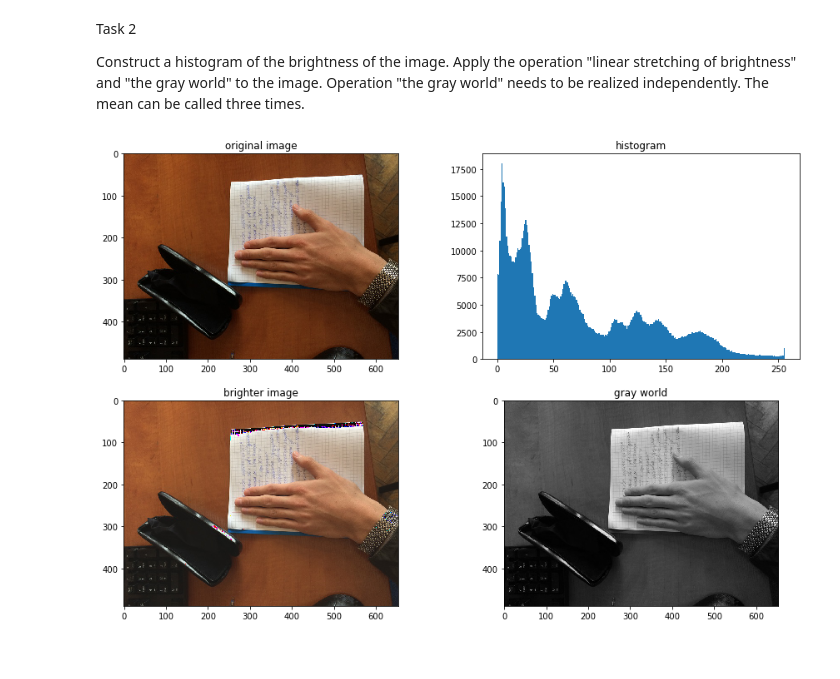
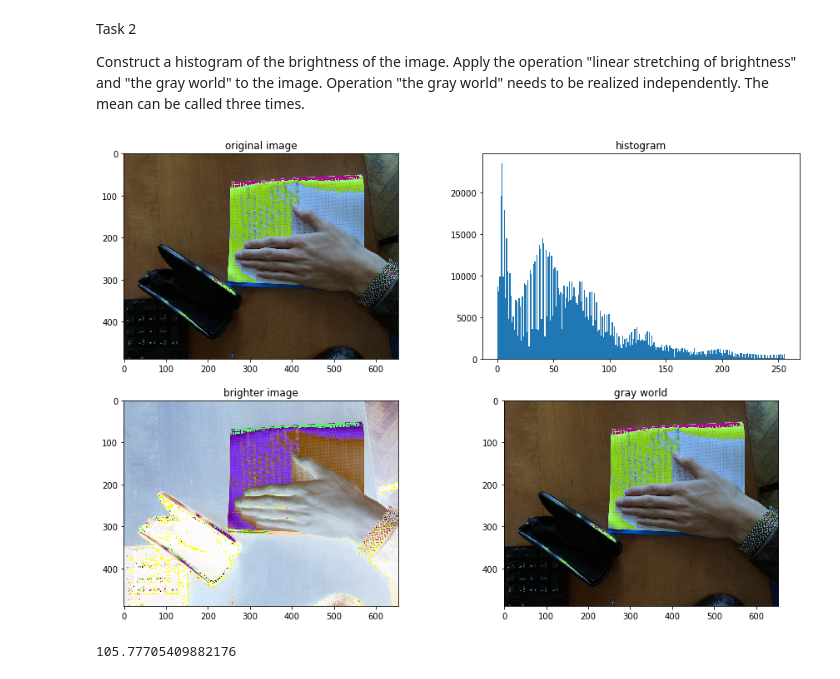
Before and after one commit to BatyrkhanZ/Computer-Vision, a Jupyter notebook: midterm/task2.ipynb, the cells around one changed output. Drawn from its saved outputs; the diff is of its cells as text; code cells hidden in the pictures.

```diff
--- a/midterm/task2.ipynb
+++ b/midterm/task2.ipynb
@@ -5,29 +5,39 @@ Construct a histogram of the brightness of the image. Apply the operation "linea
 # %%
 from matplotlib import pyplot as plt
 import cv2
 import numpy as np
 import skimage
 from matplotlib import image as pltimg
 import scipy.ndimage as spimg
 img = pltimg.imread('.\\ex1.jpg');
-img_bright = img + 20
-r, g, b = img[:,:,0], img[:,:,1], img[:,:,2]
-img_gray = 0.2989 * r + 0.5870 * g + 0.1140 * b
-
+aver_r = np.mean(img[:,:,0])
+aver_g = np.mean(img[:,:,1])
+aver_b = np.mean(img[:,:,2])
+aver_total = (aver_r+aver_g+aver_b)/3
+img_gray = img
+img_gray[:,:,0] = img[:,:,0]*(aver_total/aver_r)
+img_gray[:,:,1] = img[:,:,1]*(aver_total/aver_g)
+img_gray[:,:,2] = img[:,:,2]*(aver_total/aver_b)
+img_bright = (img_gray-np.min(img_gray))*((255-0)/(np.max(img_gray)-np.min(img_gray)))
 fig = plt.figure(figsize=(15,10))
 plt.subplot(221)
 plt.imshow(img)
 plt.title('original image')
 plt.subplot(222)
 hist,bins = np.histogram(img,256,[0,256])
 plt.hist(img.ravel(),256,[0,256])
 plt.title('histogram')
 plt.subplot(223)
-plt.imshow(img_bright)
+plt.imshow(img_bright, cmap='gray')
 plt.title('brighter image')
 plt.subplot(224)
-plt.imshow(img_gray, cmap='gray')
+plt.imshow(img_gray)
 plt.title('gray world')
 plt.show()
 # %% [output]
-[figure, old version]
+[figure, new version]
+# %%
+r = np.average(img[:,:,0])
+r
+# %% [output]
+105.77705409882176
```
Also changed, not shown: 2 other files.
